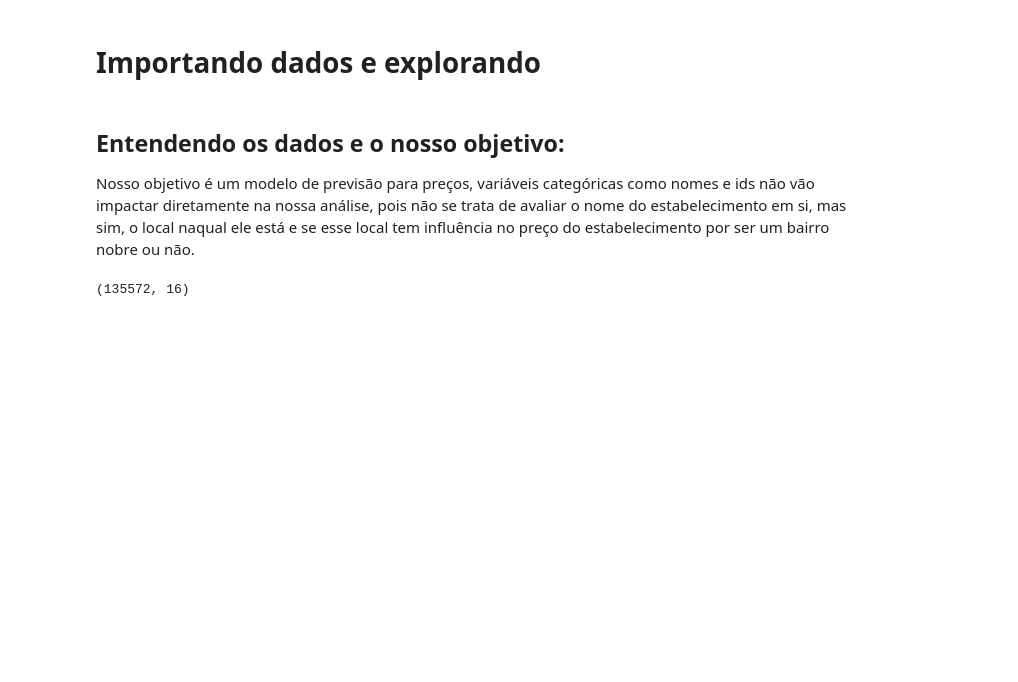
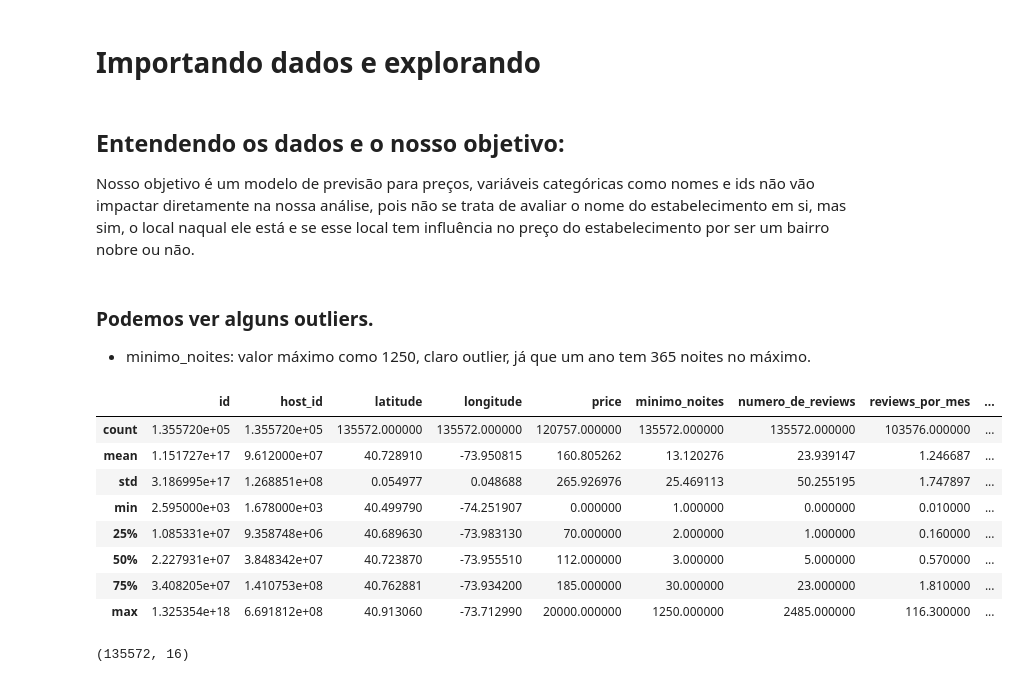
Before and after one commit to akyla007/Desafio-Lighouse-2, a Jupyter notebook: notebooks/exploratory_data.ipynb, the cells around one changed output. Drawn from its saved outputs; the diff is of its cells as text; code cells hidden in the pictures; blank space fills up the shorter version.

```diff
--- a/notebooks/exploratory_data.ipynb
+++ b/notebooks/exploratory_data.ipynb
@@ -12,6 +12,21 @@ from wordcloud import WordCloud
 Nosso objetivo é um modelo de previsão para preços, variáveis categóricas como nomes e ids não vão impactar diretamente na nossa análise, pois não se trata de avaliar o nome do estabelecimento em si, mas sim, o local naqual ele está e se esse local tem influência no preço do estabelecimento por ser um bairro nobre ou não.
 # %%
 data = pd.read_csv('../src/data/bronze/new_data_2025.csv')
+# %% [markdown]
+### Podemos ver alguns outliers.
+* minimo_noites: valor máximo como 1250, claro outlier, já que um ano tem 365 noites no máximo.
+# %%
+data.describe()
+# %% [output]
+|  | id | host_id | latitude | longitude | price | minimo_noites | numero_de_reviews | reviews_por_mes | ... |
+| count | 1.355720e+05 | 1.355720e+05 | 135572.000000 | 135572.000000 | 120757.000000 | 135572.000000 | 135572.000000 | 103576.000000 | ... |
+| mean | 1.151727e+17 | 9.612000e+07 | 40.728910 | -73.950815 | 160.805262 | 13.120276 | 23.939147 | 1.246687 | ... |
+| std | 3.186995e+17 | 1.268851e+08 | 0.054977 | 0.048688 | 265.926976 | 25.469113 | 50.255195 | 1.747897 | ... |
+| min | 2.595000e+03 | 1.678000e+03 | 40.499790 | -74.251907 | 0.000000 | 1.000000 | 0.000000 | 0.010000 | ... |
+| 25% | 1.085331e+07 | 9.358748e+06 | 40.689630 | -73.983130 | 70.000000 | 2.000000 | 1.000000 | 0.160000 | ... |
+| 50% | 2.227931e+07 | 3.848342e+07 | 40.723870 | -73.955510 | 112.000000 | 3.000000 | 5.000000 | 0.570000 | ... |
+| 75% | 3.408205e+07 | 1.410753e+08 | 40.762881 | -73.934200 | 185.000000 | 30.000000 | 23.000000 | 1.810000 | ... |
+| max | 1.325354e+18 | 6.691812e+08 | 40.913060 | -73.712990 | 20000.000000 | 1250.000000 | 2485.000000 | 116.300000 | ... |
 # %%
 # Muitos dados podem deixar o modelo muito pesado.
 data.shape
```
Also changed, not shown: parts of 19 cells of this notebook, 18 other files.
